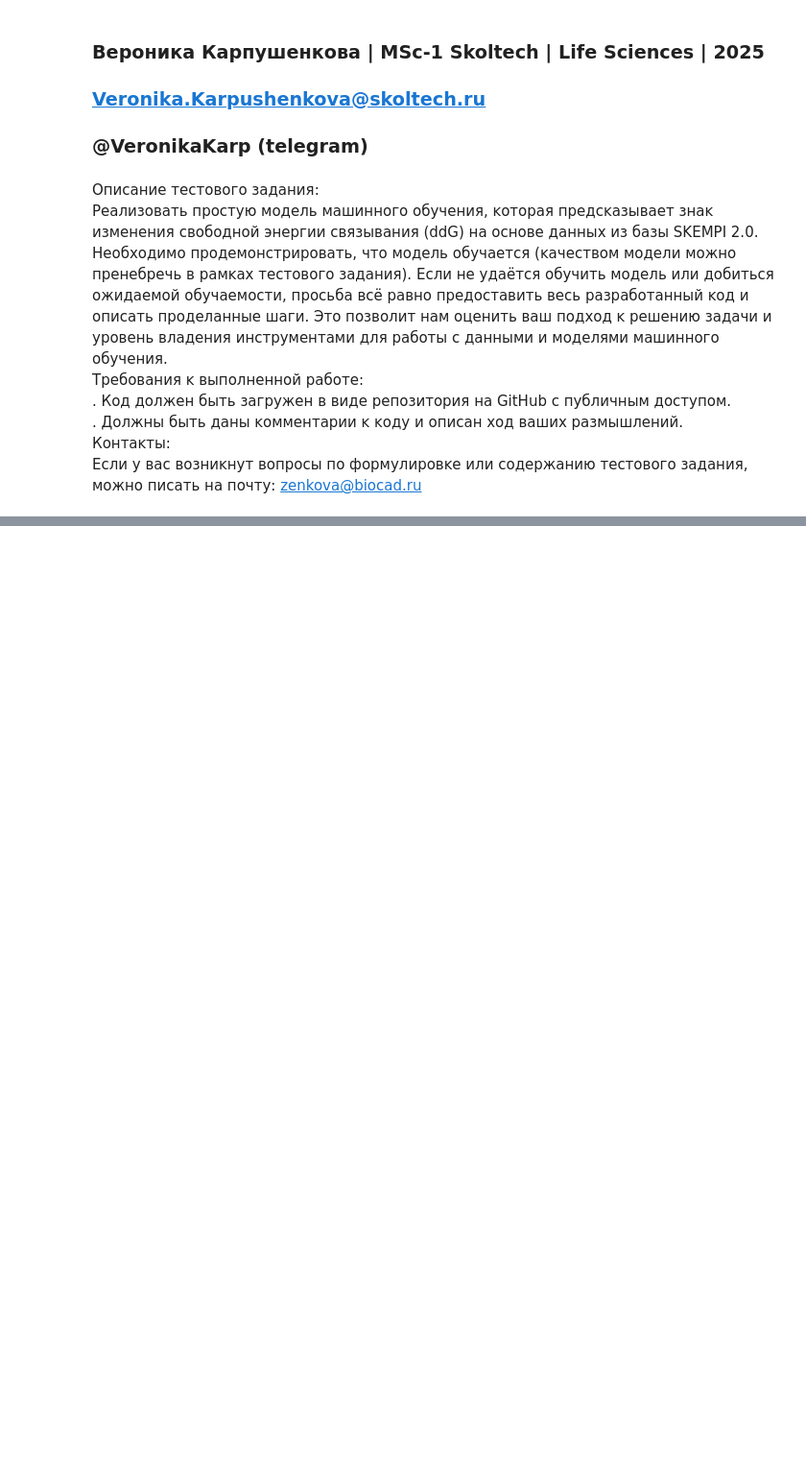
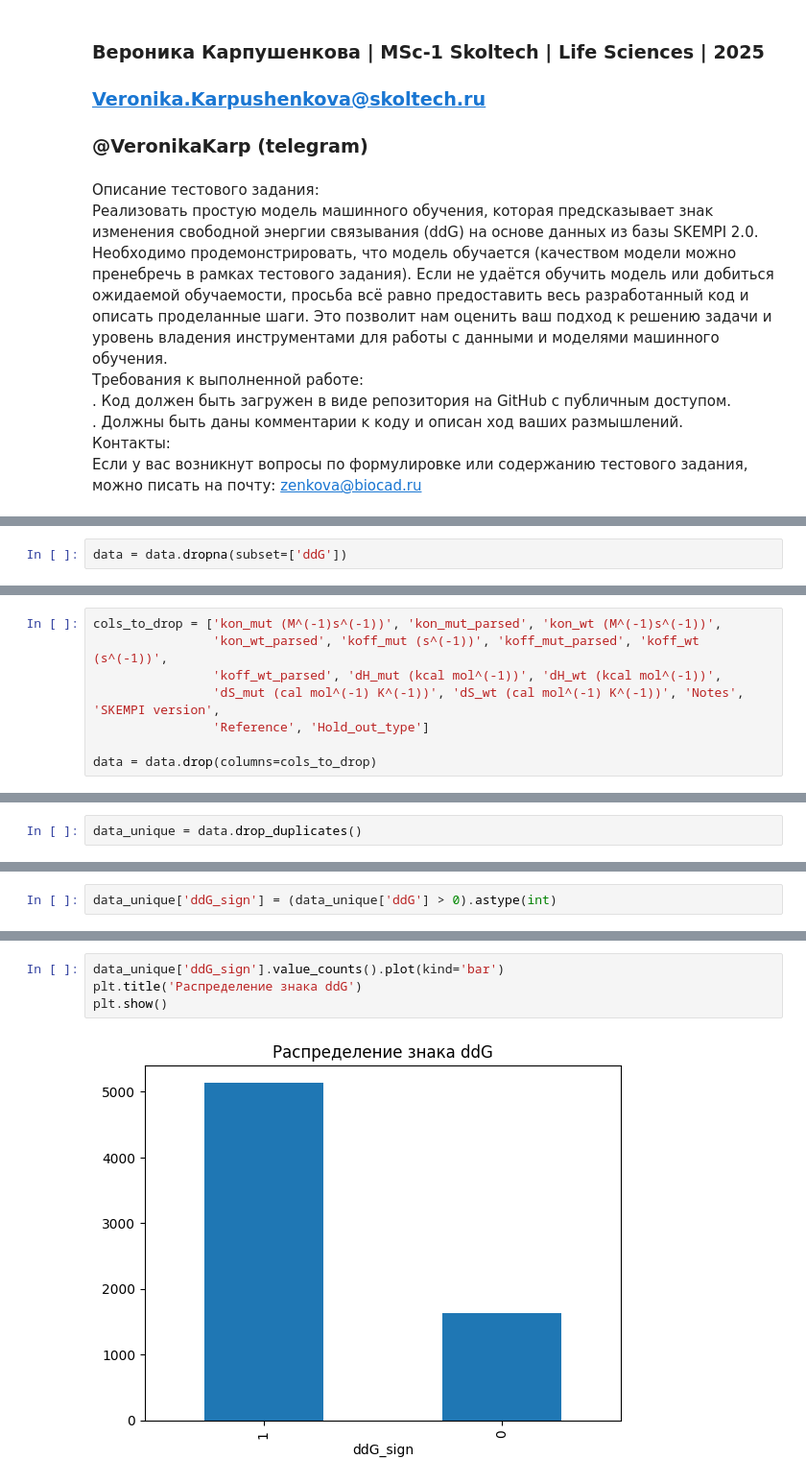
Before and after one commit to steministka/test-biocad-ml, a Jupyter notebook: Тестовое_биокад_мл.ipynb, the cells around one changed output, grey strips where cells are left out. Shown at 96% size. Drawn from its saved outputs; the diff is of its cells as text; blank space fills up the shorter version.

```diff
--- a/Тестовое_биокад_мл.ipynb
+++ b/Тестовое_биокад_мл.ipynb
@@ -21,0 +191,2 @@
+# %%
+data = data.dropna(subset=['ddG'])
@@ -21,0 +195,8 @@
+# %%
+cols_to_drop = ['kon_mut (M^(-1)s^(-1))', 'kon_mut_parsed', 'kon_wt (M^(-1)s^(-1))',
+                'kon_wt_parsed', 'koff_mut (s^(-1))', 'koff_mut_parsed', 'koff_wt (s^(-1))',
+                'koff_wt_parsed', 'dH_mut (kcal mol^(-1))', 'dH_wt (kcal mol^(-1))',
+                'dS_mut (cal mol^(-1) K^(-1))', 'dS_wt (cal mol^(-1) K^(-1))', 'Notes', 'SKEMPI version',
+                'Reference', 'Hold_out_type']
+
+data = data.drop(columns=cols_to_drop)
@@ -21,0 +225,2 @@
+# %%
+data_unique = data.drop_duplicates()
@@ -21,0 +259,2 @@
+# %%
+data_unique['ddG_sign'] = (data_unique['ddG'] > 0).astype(int)
@@ -21,0 +283,6 @@
+# %%
+data_unique['ddG_sign'].value_counts().plot(kind='bar')
+plt.title('Распределение знака ddG')
+plt.show()
+# %% [output]
+[figure, added]
```
Also changed, not shown: parts of 68 cells of this notebook, 7 other files.
